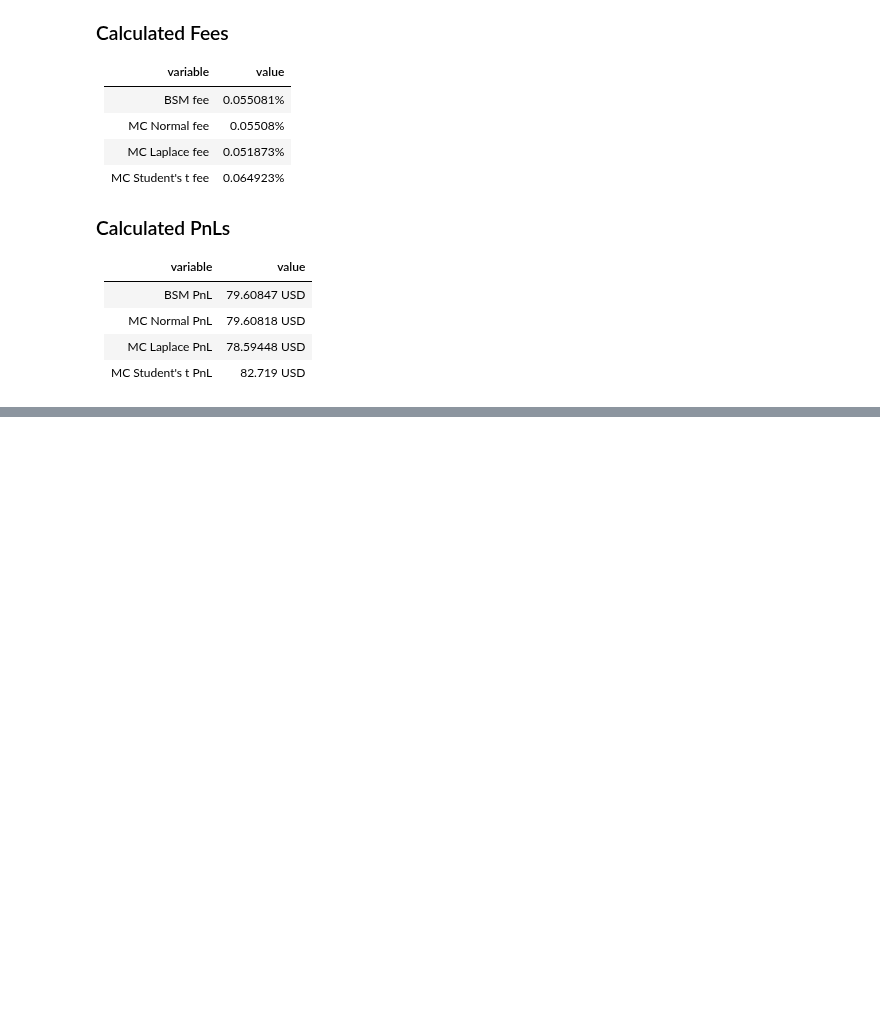
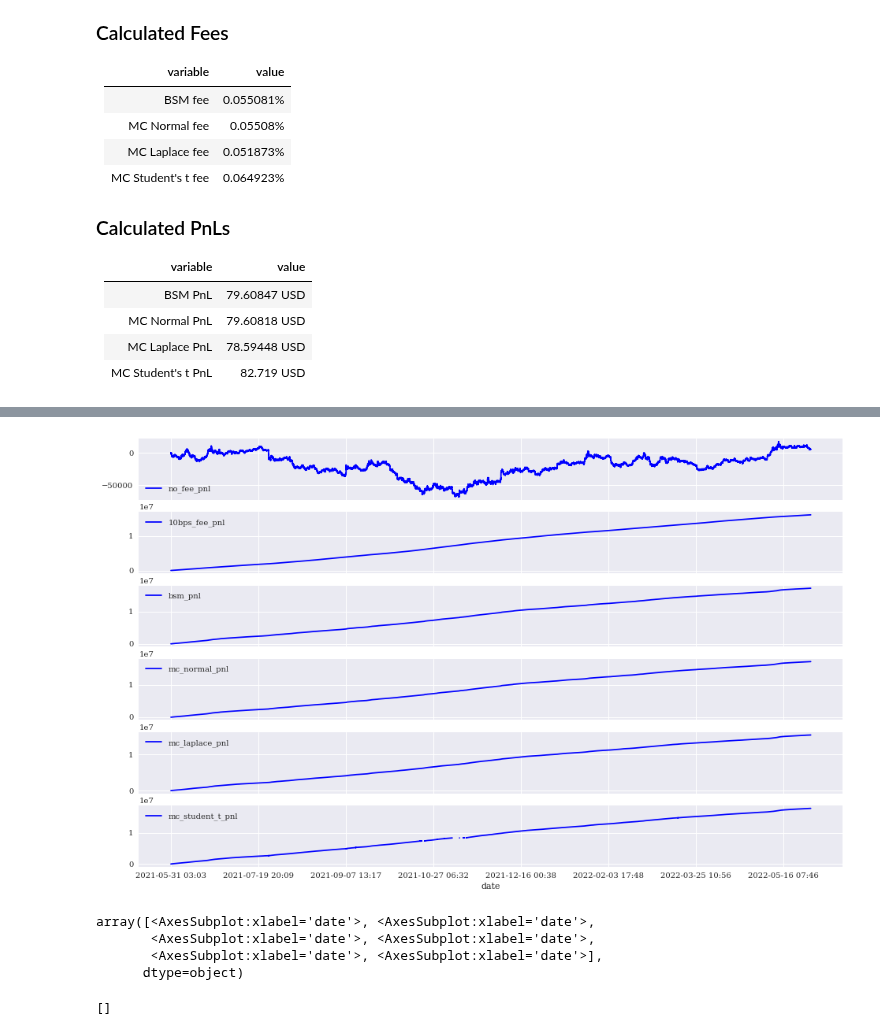
Before and after one commit to sebastienverreault/option_risk_analysis2, a Jupyter notebook: pnl_historical_simulation.ipynb, the cells around one changed output, grey strips where cells are left out. Drawn from its saved outputs; the diff is of its cells as text; code cells hidden in the pictures; blank space fills up the shorter version.

```diff
--- a/pnl_historical_simulation.ipynb
+++ b/pnl_historical_simulation.ipynb
@@ -575,0 +572,34 @@ btcusd_1min
+# %%
+# cummulative sum the pnl
+
+btcusd_1min[['no_fee_pnl', '10bps_fee_pnl', 'bsm_pnl', 'mc_normal_pnl', 'mc_laplace_pnl', 'mc_student_t_pnl']][N_lookback + 2:-2].cumsum().plot(subplots=True, style='b', figsize=(16, 10))
+
+# [
+#     btcusd_1min[['bsm_pnl', 'mc_normal_pnl', 'mc_laplace_pnl', 'mc_student_t_pnl']][N_lookback + 2:-2].cumsum()
+# ]
+# %% [output]
+[figure, added]
+array([<AxesSubplot:xlabel='date'>, <AxesSubplot:xlabel='date'>,
+       <AxesSubplot:xlabel='date'>, <AxesSubplot:xlabel='date'>,
+       <AxesSubplot:xlabel='date'>, <AxesSubplot:xlabel='date'>],
+      dtype=object)
+# %%
+
+# btcusd_1min[['bsm_pnl', 'mc_normal_pnl', 'mc_laplace_pnl']]
+# btcusd_1min[['bsm_pnl', 'mc_normal_pnl', 'mc_laplace_pnl', 'mc_student_t_pnl', 'mc_student_t_strike', 'close']].tail(50)
+# btcusd_1min['mc_student_t_pnl'].tail(50)
+
+[
+    # btcusd_1min['mc_student_t_strike'].mean(),
+    # btcusd_1min['mc_student_t_strike'].median(),
+    # btcusd_1min['mc_student_t_strike'],
+    # btcusd_1min['mc_student_t_strike'][btcusd_1min['mc_student_t_strike']>2*btcusd_1min['mc_student_t_strike'].median()],
+    # btcusd_1min['mc_student_t_strike'][btcusd_1min['mc_student_t_strike']>1.1*btcusd_1min['close'].max()],
+    # btcusd_1min['bsm_strike'][btcusd_1min['bsm_strike']<0],
+    # btcusd_1min['mc_normal_strike'][btcusd_1min['mc_normal_strike']<0],
+    # btcusd_1min['mc_laplace_strike'][btcusd_1min['mc_laplace_strike']<0],
+    # btcusd_1min['mc_student_t_strike'][btcusd_1min['mc_student_t_strike']<0],
+    # btcusd_1min[['bsm_strike', 'mc_normal_strike', 'mc_laplace_strike', 'mc_student_t_strike']][btcusd_1min['mc_student_t_strike']<0],
+]
+# %% [output]
+[]
```
Also changed, not shown: parts of 8 cells of this notebook.
